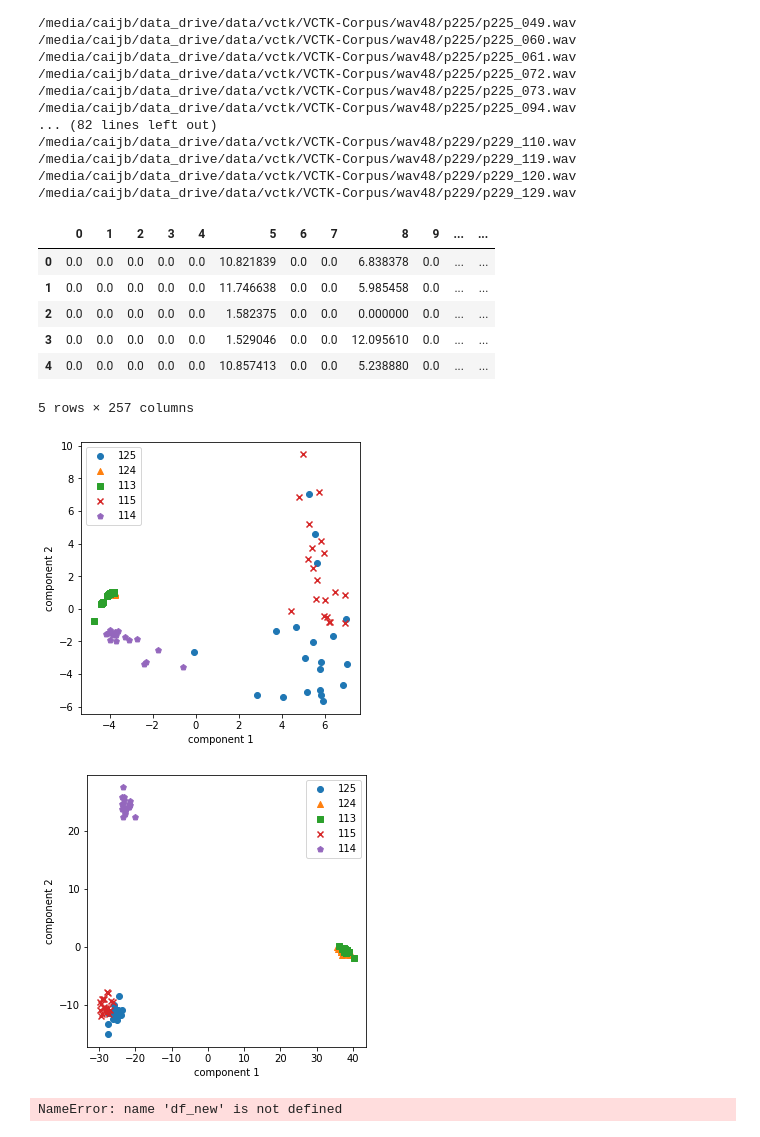
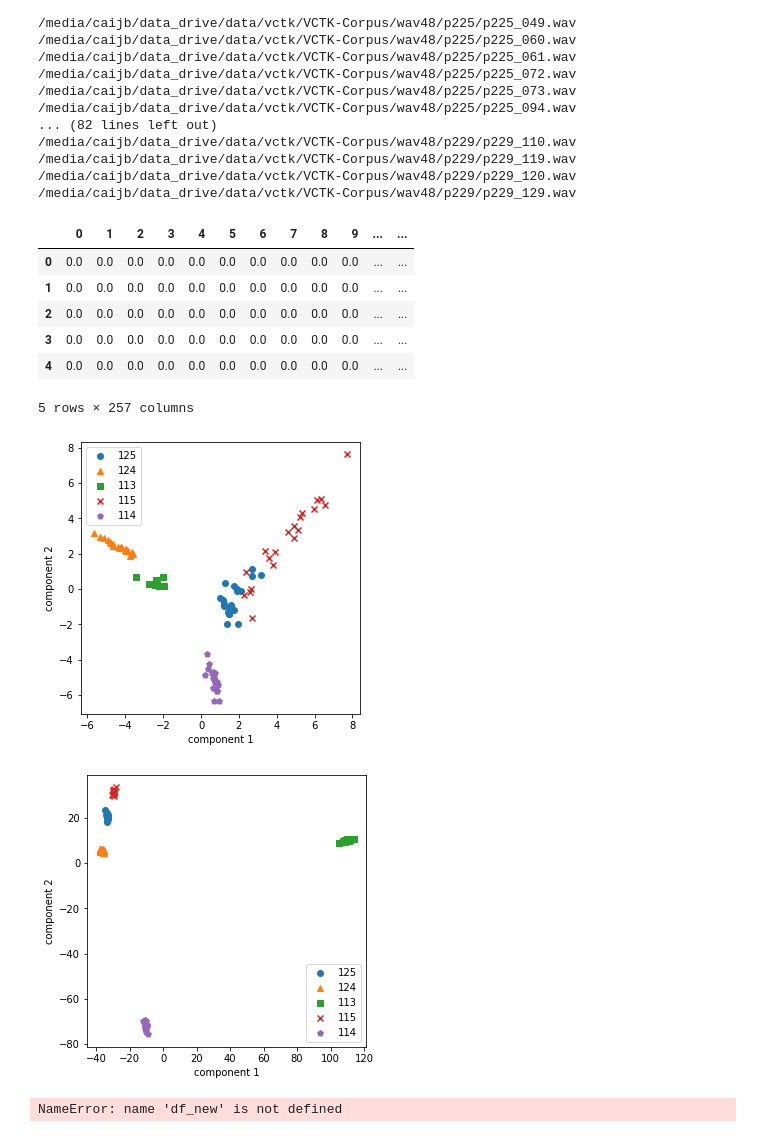
Before and after one commit to johnny9696/glow-tts, a Jupyter notebook: Speaker_Encoder/inference_conv_lstm_ge2e.ipynb, the cells around one changed output. Drawn from its saved outputs; the diff is of its cells as text; code cells hidden in the pictures.

```diff
--- a/Speaker_Encoder/inference_conv_lstm_ge2e.ipynb
+++ b/Speaker_Encoder/inference_conv_lstm_ge2e.ipynb
@@ -35,7 +35,7 @@ def audio_processing(audio_path, hps):
         mel_padded[:, :, :frames] = melspec[:, :frames]
     return mel_padded/torch.max(mel_padded)
 # %%
-saved_model_path = "/media/caijb/data_drive/GE2E/log/Conv-LSTM512/"
+saved_model_path = "/media/caijb/data_drive/GE2E/log/Conv_LSTM512_s/"
 config_path = os.path.join(saved_model_path, "config.json")
 with open(config_path,"r") as f:
         data = f.read()
@@ -44,7 +44,7 @@ hps = utils.HParams(**config)
 
 
 #checkpoint_path = utils.latest_checkpoint_path(saved_model_path)
-checkpoint_path = os.path.join(saved_model_path, 'EMB_2520.pth')
+checkpoint_path = os.path.join(saved_model_path, 'EMB_590.pth')
 CAC = model(encoder_dim = hps.data.slice_length, hidden_dim1= hps.model.hidden_dim1,
     hidden_dim2=hps.model.hidden_dim2, hiddem_dim3= hps.model.hidden_dim3,
     l_hidden=hps.model.l_hidden, num_layers=hps.model.num_layers, embedding_size=hps.model.embedding_size)
@@ -99,11 +99,11 @@ import matplotlib.pyplot as plt
 df.head()
 # %% [output]
 |  | 0 | 1 | 2 | 3 | 4 | 5 | 6 | 7 | 8 | 9 | ... | ... |
-| 0 | 0.0 | 0.0 | 0.0 | 0.0 | 0.0 | 10.821839 | 0.0 | 0.0 | 6.838378 | 0.0 | ... | ... |
-| 1 | 0.0 | 0.0 | 0.0 | 0.0 | 0.0 | 11.746638 | 0.0 | 0.0 | 5.985458 | 0.0 | ... | ... |
-| 2 | 0.0 | 0.0 | 0.0 | 0.0 | 0.0 | 1.582375 | 0.0 | 0.0 | 0.000000 | 0.0 | ... | ... |
-| 3 | 0.0 | 0.0 | 0.0 | 0.0 | 0.0 | 1.529046 | 0.0 | 0.0 | 12.095610 | 0.0 | ... | ... |
-| 4 | 0.0 | 0.0 | 0.0 | 0.0 | 0.0 | 10.857413 | 0.0 | 0.0 | 5.238880 | 0.0 | ... | ... |
+| 0 | 0.0 | 0.0 | 0.0 | 0.0 | 0.0 | 0.0 | 0.0 | 0.0 | 0.0 | 0.0 | ... | ... |
+| 1 | 0.0 | 0.0 | 0.0 | 0.0 | 0.0 | 0.0 | 0.0 | 0.0 | 0.0 | 0.0 | ... | ... |
+| 2 | 0.0 | 0.0 | 0.0 | 0.0 | 0.0 | 0.0 | 0.0 | 0.0 | 0.0 | 0.0 | ... | ... |
+| 3 | 0.0 | 0.0 | 0.0 | 0.0 | 0.0 | 0.0 | 0.0 | 0.0 | 0.0 | 0.0 | ... | ... |
+| 4 | 0.0 | 0.0 | 0.0 | 0.0 | 0.0 | 0.0 | 0.0 | 0.0 | 0.0 | 0.0 | ... | ... |
 5 rows × 257 columns
 # %%
 y = df[[256]]
@@ -153,7 +153,7 @@ plt.xlabel('component 1')
 plt.ylabel('component 2')
 plt.show()
 # %% [output]
-[figure, old version]
+[figure, new version]
 # %%
 from sklearn.discriminant_analysis import LinearDiscriminantAnalysis
 lda= LinearDiscriminantAnalysis(n_components =2)
@@ -166,17 +166,17 @@ x_lda['target'] = y
 # %%
 fig = plt.figure(figsize=(5,5))
 #ax = fig.gca(projection='3d')
 for i, marker in enumerate(markers) :
     x_axis = x_lda[x_lda['target']==i][0]
     y_axis = x_lda[x_lda['target']==i][1]
     plt.scatter(x_axis,y_axis, marker=marker, label = name[i])
 
-plt.legend(loc='upper right')
+plt.legend(loc='lower right')
 plt.xlabel('component 1')
 plt.ylabel('component 2')
 plt.show()
 # %% [output]
-[figure, old version]
+[figure, new version]
 # %%
 #df_new = pd.read_csv("./result_unseen.csv")
 df_key =df_new.keys()
```
Also changed, not shown: parts of 1 cell of this notebook, 13 other files.
